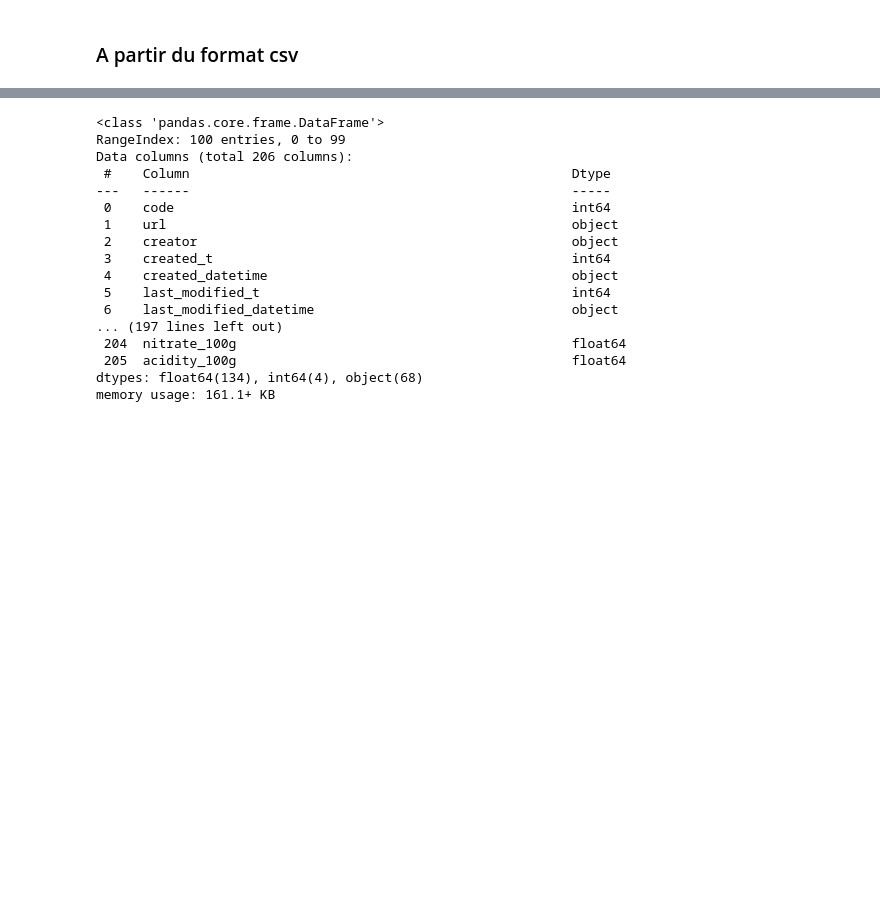
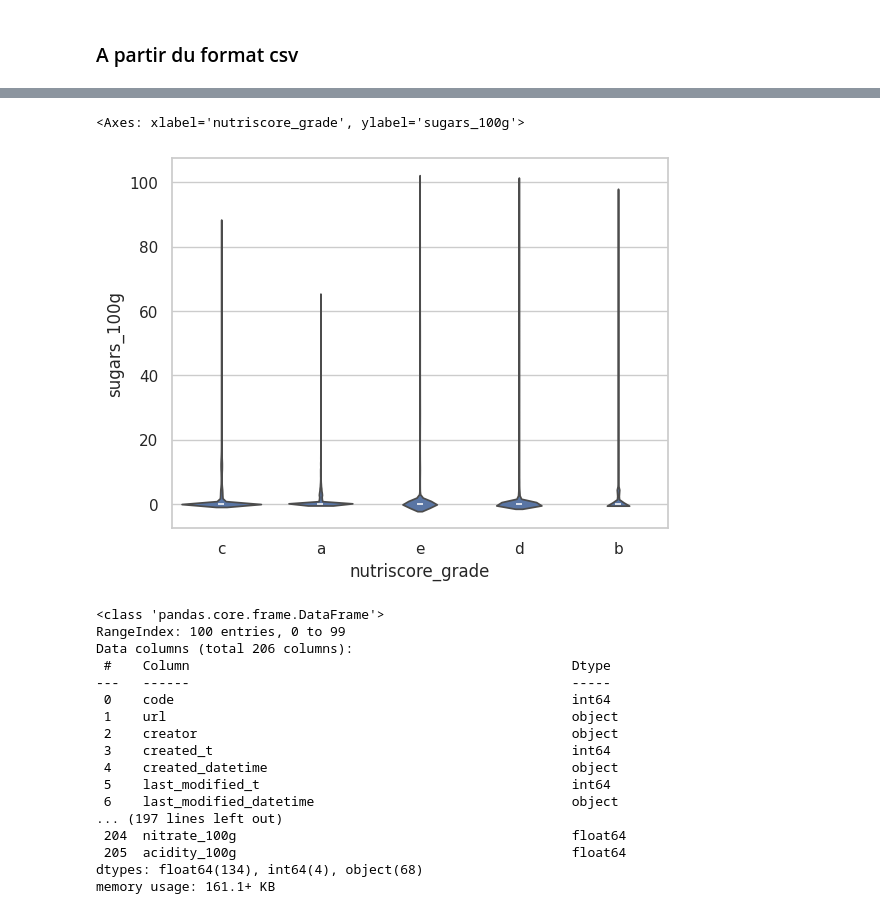
Before and after one commit to mhsylla/Openfoodfact, a Jupyter notebook: notebooks/project_starter.ipynb, the cells around one changed output, grey strips where cells are left out. Drawn from its saved outputs; the diff is of its cells as text; code cells hidden in the pictures; blank space fills up the shorter version.

```diff
--- a/notebooks/project_starter.ipynb
+++ b/notebooks/project_starter.ipynb
@@ -44,3 +166,8 @@ df
+# %%
+sns.violinplot(x='nutriscore_grade', y='sugars_100g', data=df)
+# %% [output]
+<Axes: xlabel='nutriscore_grade', ylabel='sugars_100g'>
+[figure, added]
 # %%
 df.info(verbose=True)
 # %% [output]
```
Also changed, not shown: parts of 15 cells of this notebook, 3 other files.
